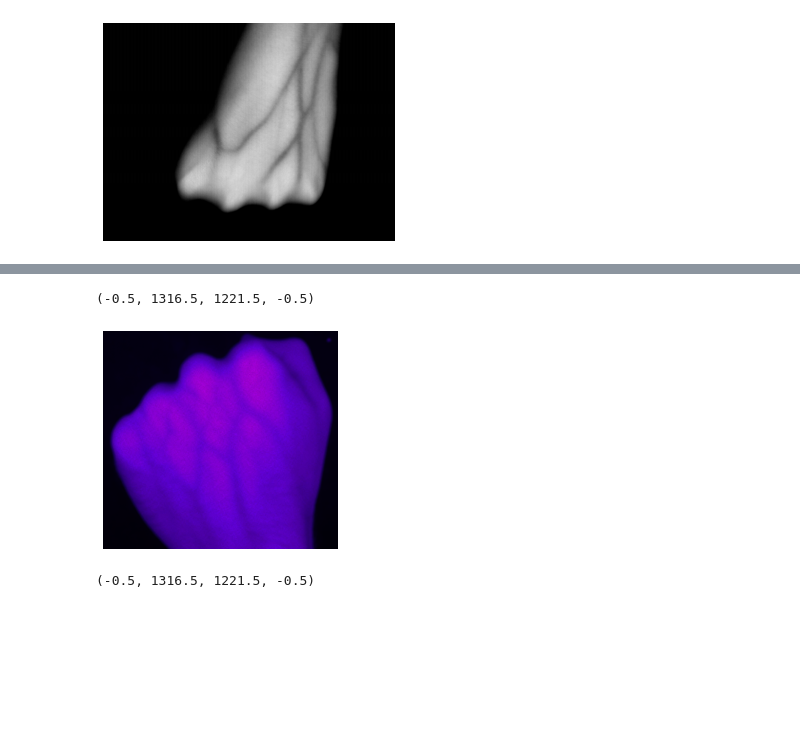
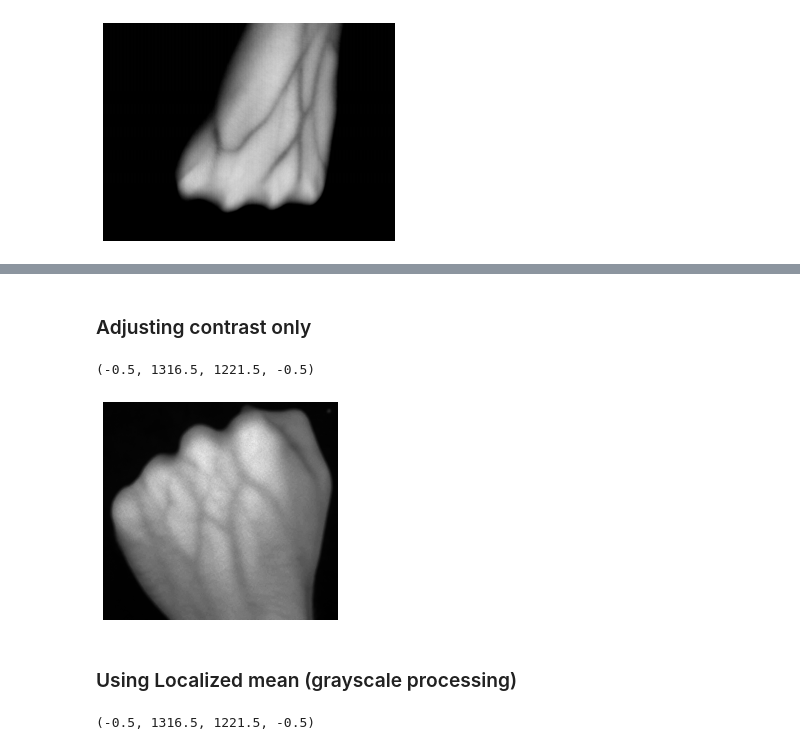
Before and after one commit to Jstambaugh00/BMESeniorDesignTeam7, a Jupyter notebook: UpdatedImageProcessing.ipynb, the cells around one changed output, grey strips where cells are left out. Drawn from its saved outputs; the diff is of its cells as text; code cells hidden in the pictures; blank space fills up the shorter version.

```diff
--- a/UpdatedImageProcessing.ipynb
+++ b/UpdatedImageProcessing.ipynb
@@ -40,13 +51,21 @@ plt.axis('off')
+# %% [markdown]
+### Adjusting contrast only
 # %%
+# Read in image and Choose color channel
 img = plt.imread('Image05_auto_cropped.jpg')
-#img=img[:,:,0]
+img=img[:,:,0] # gets color channel
+
+# adjust contrast (these parameters can be palyed with)
 img = skimage.exposure.adjust_gamma(img, gamma=3, gain=1)
+
+# Chnage to grayscale and show
 gray = color.rgb2gray(img)
-
 plt.imshow(img,cmap=plt.cm.gray)
 plt.axis('off')
 # %% [output]
 (-0.5, 1316.5, 1221.5, -0.5)
-[figure, old version]
+[figure, new version]
+# %% [markdown]
+### Using Localized mean (grayscale processing)
 # %%
 img = plt.imread('Image05_auto_cropped.jpg')
```
Also changed, not shown: parts of 17 cells of this notebook.
